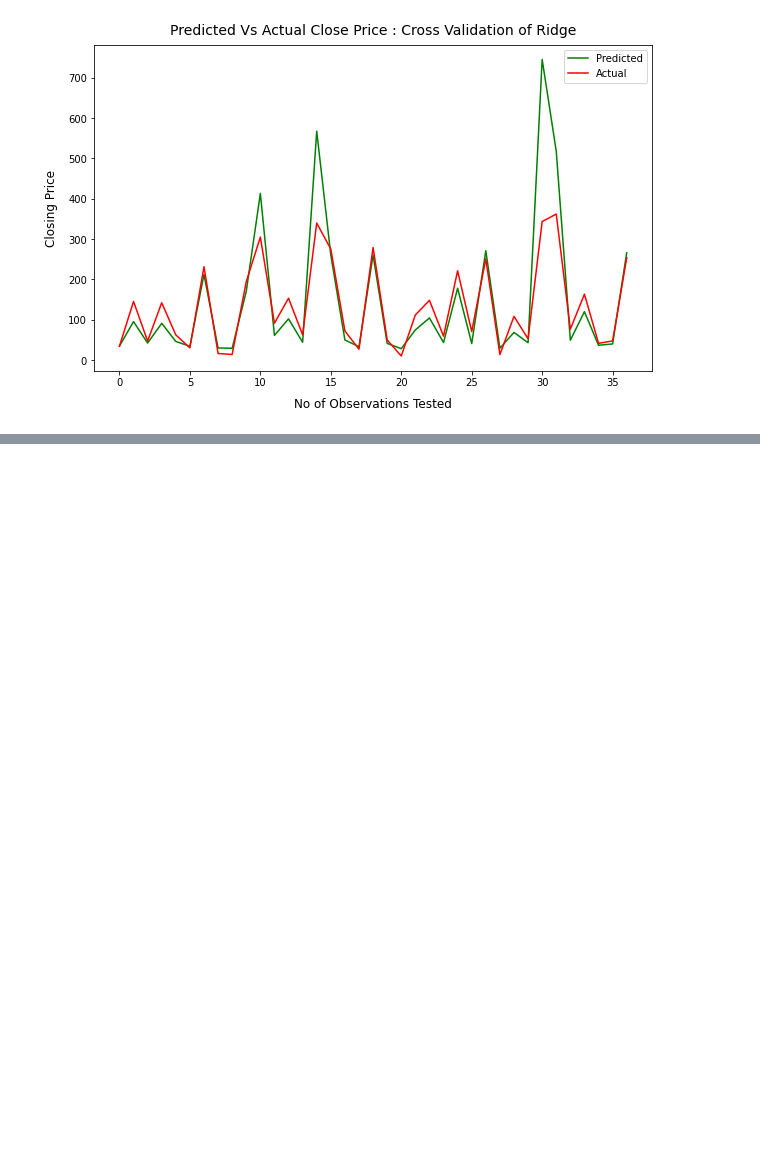
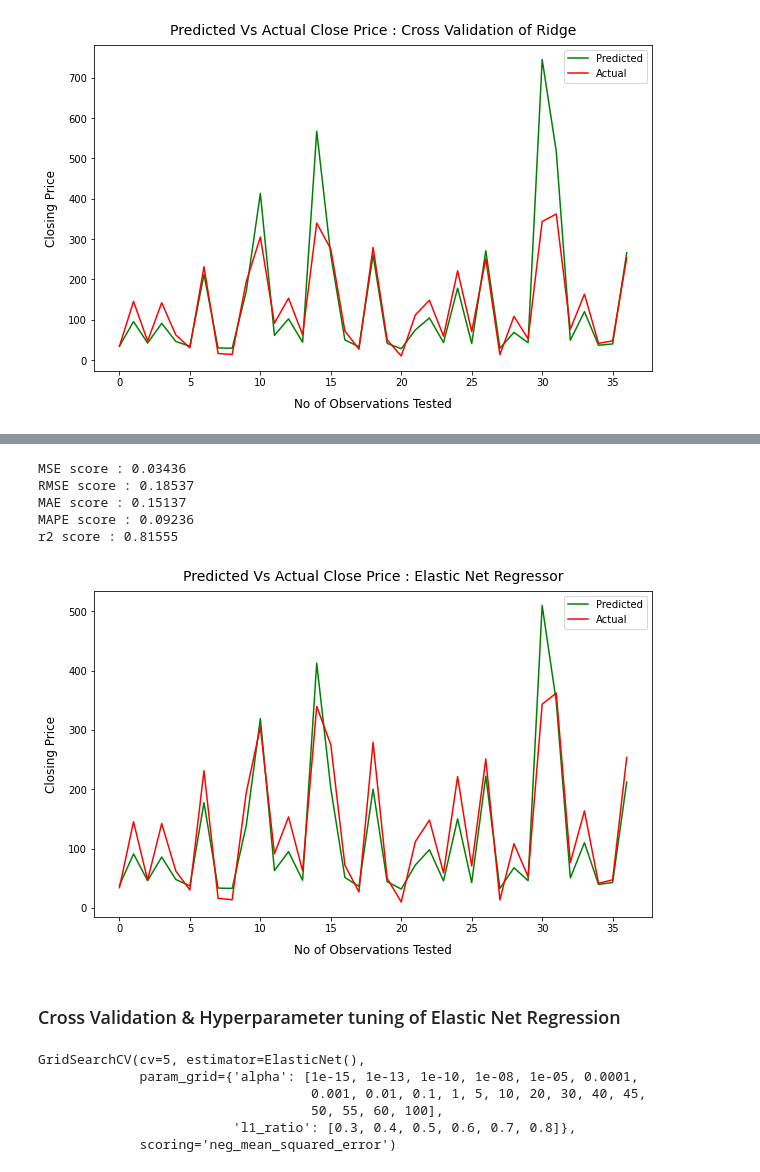
Before and after one commit to yashtambee/AirBnb-Bookings-Analysis, a Jupyter notebook: Yes_Bank_Price_prediction.ipynb, the cells around one changed output, grey strips where cells are left out. Cells and saved outputs as stored; diff of their text form; code cells hidden in the pictures; blank space fills up the shorter version.

```diff
--- a/Yes_Bank_Price_prediction.ipynb
+++ b/Yes_Bank_Price_prediction.ipynb
@@ -651,0 +654,3 @@ plt.show()
+# %%
+elasticnet = ElasticNet(alpha=0.1, l1_ratio=0.5)
+elasticnet.fit(X_train,y_train)
@@ -651,0 +663,2 @@ plt.show()
+# %%
+y_pred_en = elasticnet.predict(X_test)
@@ -651,0 +676,37 @@ plt.show()
+# %%
+print("MSE score :", round(mean_squared_error(y_test, y_pred_en), 5))
+print("RMSE score :", round(math.sqrt(mean_squared_error(y_test, y_pred_en)), 5))
+print("MAE score :", round(mean_absolute_error(y_test, y_pred_en), 5))
+print("MAPE score :", round(mean_absolute_percentage_error(y_test, y_pred_en), 5))
+print("r2 score :", round(r2_score(y_test, y_pred_en),5))
+# %% [output]
+MSE score : 0.03436
+RMSE score : 0.18537
+MAE score : 0.15137
+MAPE score : 0.09236
+r2 score : 0.81555
+# %%
+plt.figure(figsize=(10,6))
+plt.plot(10**(y_pred_en),color = 'green')
+plt.plot(np.array(10**(y_test)),color = 'red')
+plt.legend(["Predicted","Actual"])
+plt.title('Predicted Vs Actual Close Price : Elastic Net Regressor',fontsize = 14, pad = 10)
+plt.xlabel('No of Observations Tested',fontsize = 12,labelpad = 10)
+plt.ylabel('Closing Price',fontsize = 12,labelpad = 10)
+plt.show()
+# %% [output]
+[figure, added]
+# %% [markdown]
+### Cross Validation & Hyperparameter tuning of Elastic Net Regression
+# %%
+elastic = ElasticNet()
+parameters = {'alpha': [1e-15,1e-13,1e-10,1e-8,1e-5,1e-4,1e-3,1e-2,1e-1,1,5,10,20,30,40,45,50,55,60,100],'l1_ratio':[0.3,0.4,0.5,0.6,0.7,0.8]}
+elastic_regressor = GridSearchCV(elastic, parameters, scoring='neg_mean_squared_error',cv=5)
+elastic_regressor.fit(X_train, y_train)
+# %% [output]
+GridSearchCV(cv=5, estimator=ElasticNet(),
+             param_grid={'alpha': [1e-15, 1e-13, 1e-10, 1e-08, 1e-05, 0.0001,
+                                   0.001, 0.01, 0.1, 1, 5, 10, 20, 30, 40, 45,
+                                   50, 55, 60, 100],
+                         'l1_ratio': [0.3, 0.4, 0.5, 0.6, 0.7, 0.8]},
+             scoring='neg_mean_squared_error')
```
Also changed, not shown: parts of 9 cells of this notebook.
